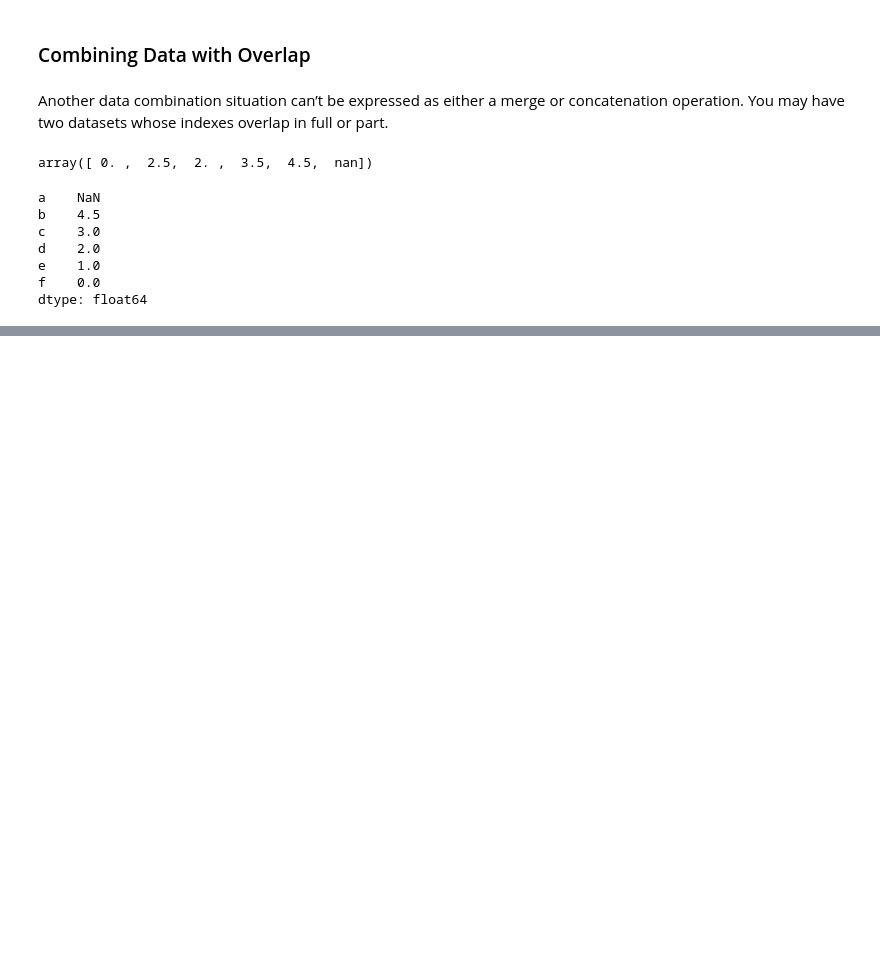
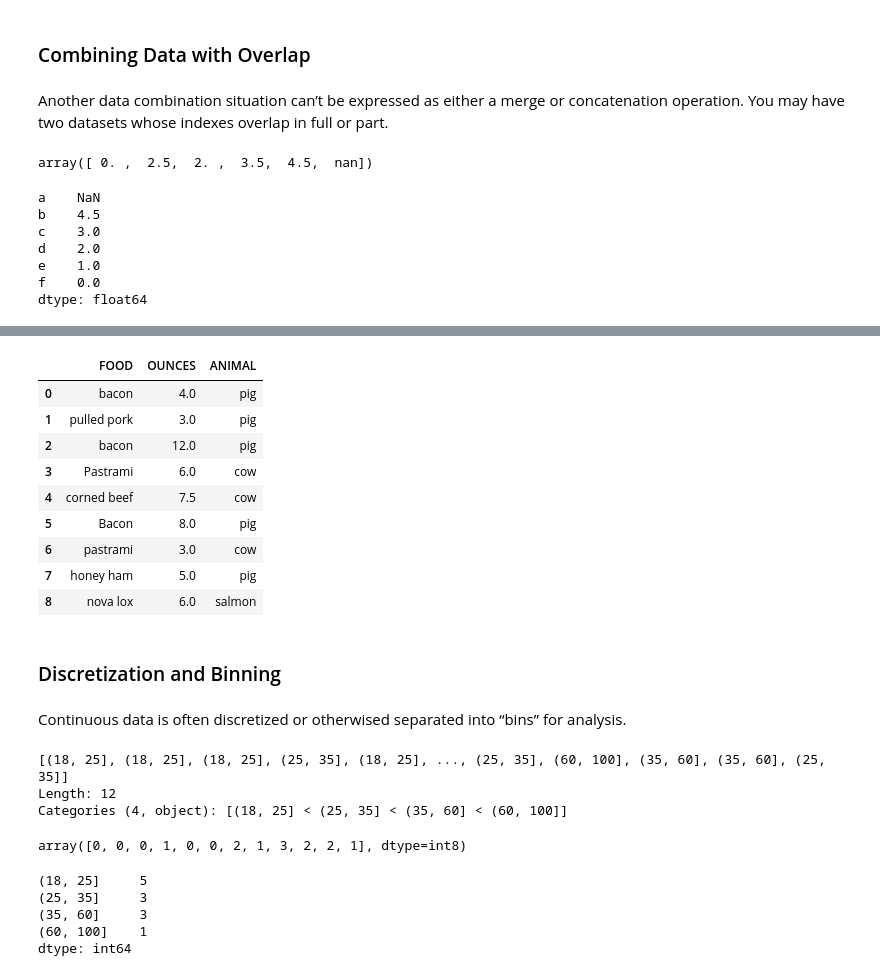
Before and after one commit to reetawwsum/Jupyter-Notebooks, a Jupyter notebook: Python for Data Analysis.ipynb, the cells around one changed output, grey strips where cells are left out. Cells and saved outputs as stored; diff of their text form; code cells hidden in the pictures; blank space fills up the shorter version.

```diff
--- a/Python for Data Analysis.ipynb
+++ b/Python for Data Analysis.ipynb
@@ -1385,0 +1514,17 @@ dtype: float64
+# %%
+data.rename(columns=str.upper)
+# %% [output]
+|  | FOOD | OUNCES | ANIMAL |
+| 0 | bacon | 4.0 | pig |
+| 1 | pulled pork | 3.0 | pig |
+| 2 | bacon | 12.0 | pig |
+| 3 | Pastrami | 6.0 | cow |
+| 4 | corned beef | 7.5 | cow |
+| 5 | Bacon | 8.0 | pig |
+| 6 | pastrami | 3.0 | cow |
+| 7 | honey ham | 5.0 | pig |
+| 8 | nova lox | 6.0 | salmon |
+# %% [markdown]
+### Discretization and Binning
+# %% [markdown]
+Continuous data is often discretized or otherwised separated into “bins” for analysis.
@@ -1385,0 +1537,18 @@ dtype: float64
+# %%
+cats
+# %% [output]
+[(18, 25], (18, 25], (18, 25], (25, 35], (18, 25], ..., (25, 35], (60, 100], (35, 60], (35, 60], (25, 35]]
+Length: 12
+Categories (4, object): [(18, 25] < (25, 35] < (35, 60] < (60, 100]]
+# %%
+cats.codes
+# %% [output]
+array([0, 0, 0, 1, 0, 0, 2, 1, 3, 2, 2, 1], dtype=int8)
+# %%
+cats.value_counts()
+# %% [output]
+(18, 25]     5
+(25, 35]     3
+(35, 60]     3
+(60, 100]    1
+dtype: int64
```
Also changed, not shown: parts of 39 cells of this notebook.
